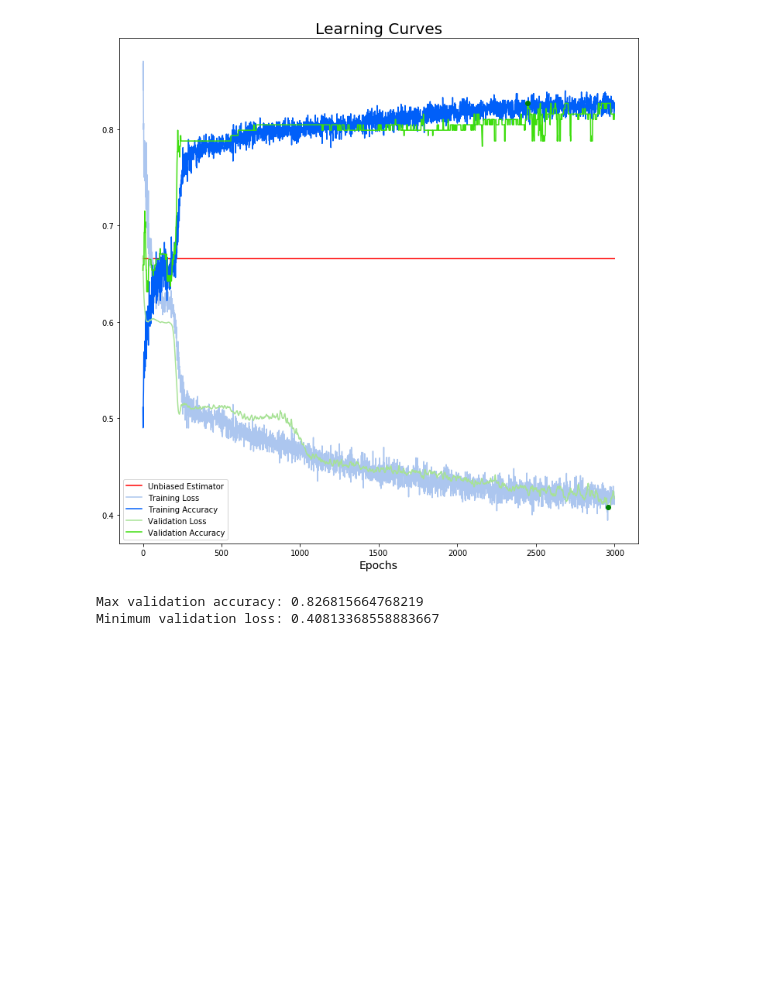
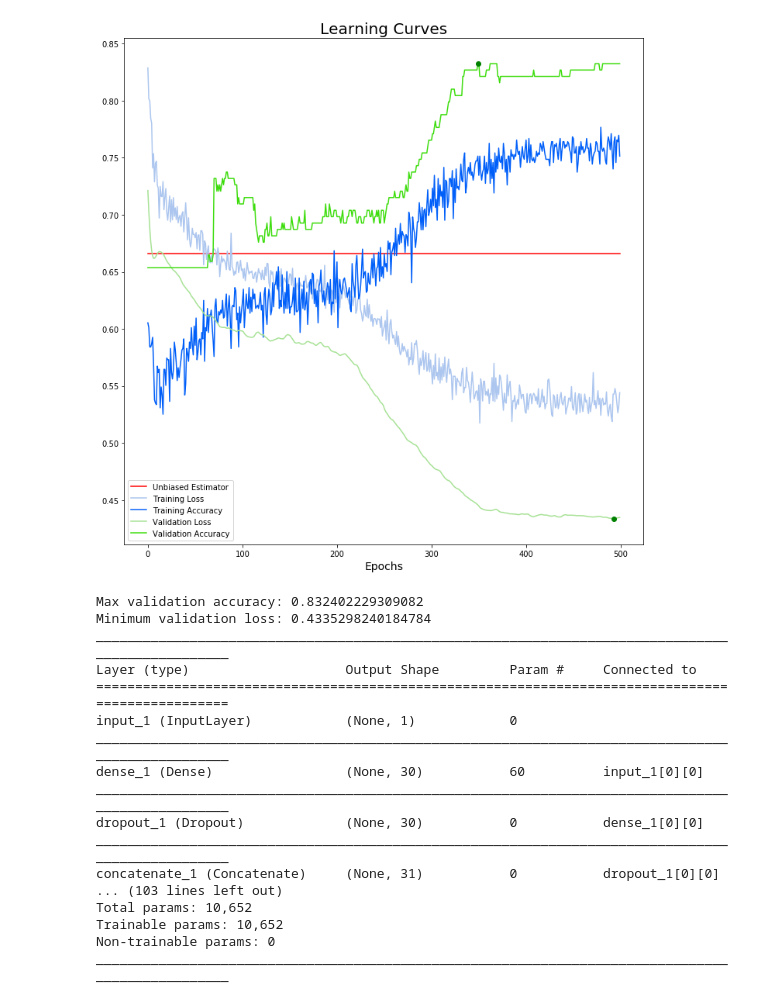
Before and after one commit to Andrewnetwork/Workshop_NeuralNetworksForBeginners_June2018, a Jupyter notebook: Kaggle Titanic - In Depth Network.ipynb, the cells around one changed output. Cells and saved outputs as stored; diff of their text form; code cells hidden in the pictures; blank space fills up the shorter version.

Commit message:
Staggered input

```diff
--- a/Kaggle Titanic - In Depth Network.ipynb
+++ b/Kaggle Titanic - In Depth Network.ipynb
@@ -85,11 +83,11 @@ train_x, validation_x, train_y , validation_y = train_test_split(X,y, test_size=
 # %%
 # Training Hyperparameters
 batch_size = 300
-epochs = 3000
+epochs = 500
 
 # Model Hyperparameters
-layerSize = 200
-dropoutPercent = 0.7# Regularization
+layerSize = 30
+dropoutPercent = 0.5# Regularization
 lossFn = 'binary_crossentropy'
 optimizer = Adam(lr=0.001, beta_1=0.9, beta_2=0.999, epsilon=None, decay=0.0, amsgrad=False)
 
@@ -103,7 +101,7 @@ def makeModel(layerSize,dropoutPercent,lossFn,optimizer):
     for i in range(train_x.shape[1]):
         x = Dense(layerSize, activation='sigmoid')(x)
         x = Dropout(dropoutPercent)(x)
-        x = BatchNormalization()(x)
+        #x = BatchNormalization()(x)
         x = Concatenate()([x,inputs[i]])
 
     out = Dense(1,activation='sigmoid', name="output")(x)
@@ -136,33 +134,49 @@ def learningCurves(hist):
     histLoss_train = hist.history['loss']
     histAcc_validation = hist.history['val_acc']
     histLoss_validation = hist.history['val_loss']
     maxValAcc = np.max(histAcc_validation)
     minValLoss = np.min(histLoss_validation)
 
     plt.figure(figsize=(12,12))
 
     plt.plot(range(epochs),np.full(epochs,meanBaseline(trainDF)),label="Unbiased Estimator", color="red")
 
     plt.plot(range(epochs),histLoss_train, label="Training Loss", color="#acc6ef")
     plt.plot(range(epochs),histAcc_train, label="Training Accuracy", color = "#005ff9" )
 
     plt.plot(range(epochs),histLoss_validation, label="Validation Loss", color="#a7e295")
     plt.plot(range(epochs),histAcc_validation, label="Validation Accuracy",color="#3ddd0d")
 
     plt.scatter(np.argmax(histAcc_validation),maxValAcc,zorder=10,color="green")
     plt.scatter(np.argmin(histLoss_validation),minValLoss,zorder=10,color="green")
 
     plt.xlabel('Epochs',fontsize=14)
     plt.title("Learning Curves",fontsize=20)
 
     plt.legend()
     plt.show()
 
     print("Max validation accuracy: {0}".format(maxValAcc))
     print("Minimum validation loss: {0}".format(minValLoss))
 
 learningCurves(hist)
+modelMain.summary()
 # %% [output]
-[figure, old version]
+[figure, new version]
-Max validation accuracy: 0.826815664768219
-Minimum validation loss: 0.40813368558883667
+Max validation accuracy: 0.832402229309082
+Minimum validation loss: 0.4335298240184784
+__________________________________________________________________________________________________
+Layer (type)                    Output Shape         Param #     Connected to
+==================================================================================================
+input_1 (InputLayer)            (None, 1)            0
+__________________________________________________________________________________________________
+dense_1 (Dense)                 (None, 30)           60          input_1[0][0]
+__________________________________________________________________________________________________
+dropout_1 (Dropout)             (None, 30)           0           dense_1[0][0]
+__________________________________________________________________________________________________
+concatenate_1 (Concatenate)     (None, 31)           0           dropout_1[0][0]
+... (103 lines left out)
+Total params: 10,652
+Trainable params: 10,652
+Non-trainable params: 0
+__________________________________________________________________________________________________
```
Also changed, not shown: parts of 10 cells of this notebook, 8 other files.
